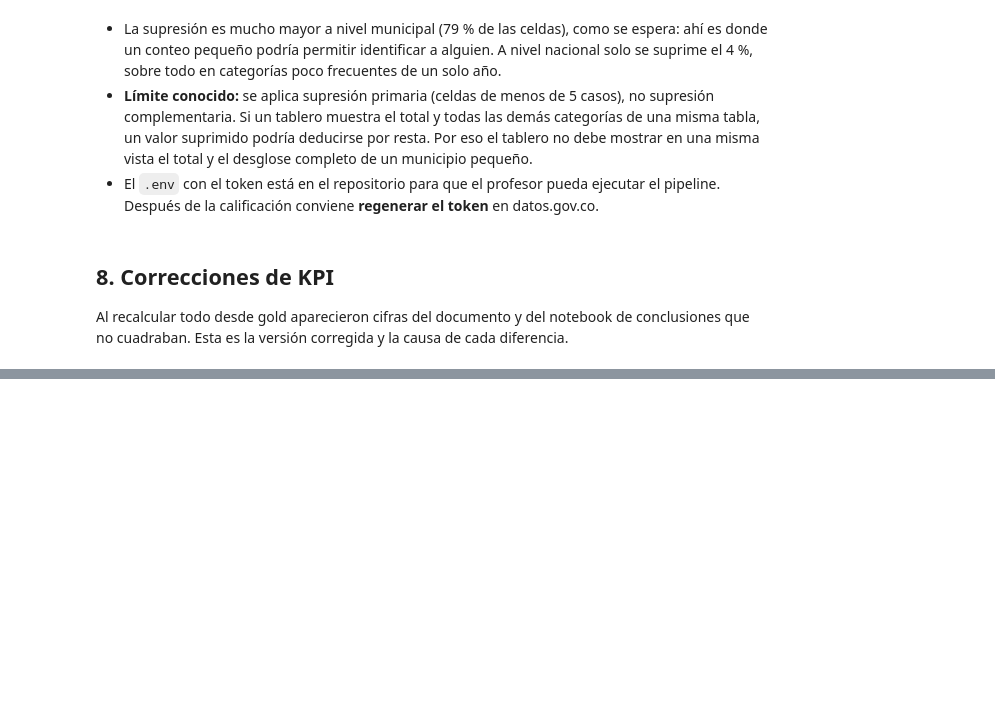
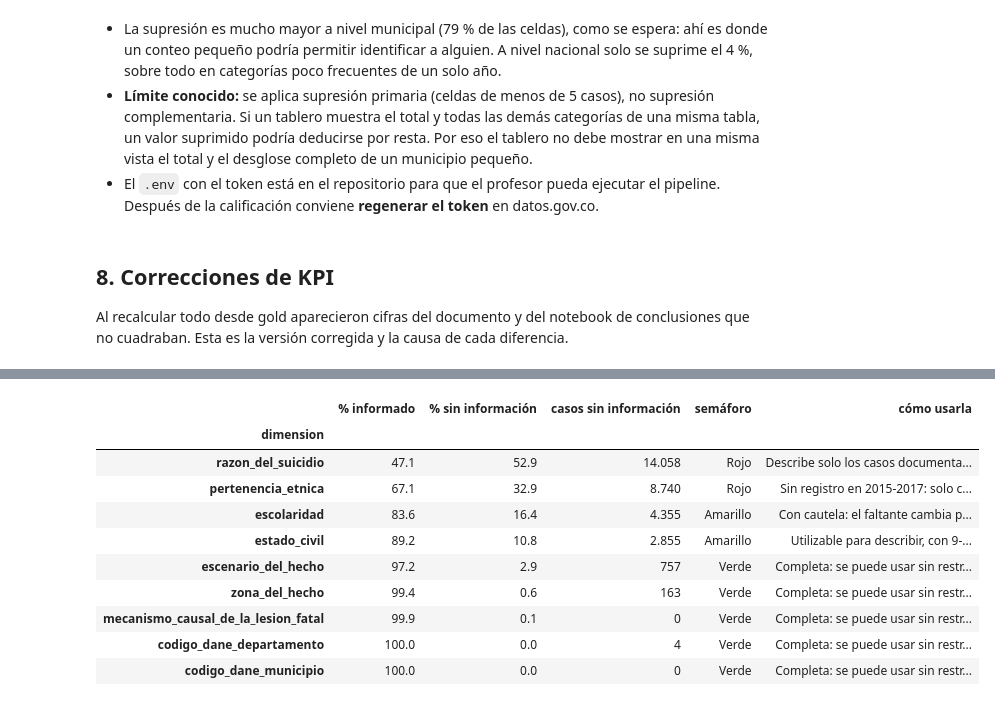
Before and after one commit to danielgomez03/etl-suicidios-colombia, a Jupyter notebook: notebooks/informe.ipynb, the cells around one changed output, grey strips where cells are left out. Cells and saved outputs as stored; diff of their text form; code cells hidden in the pictures; blank space fills up the shorter version.

```diff
--- a/notebooks/informe.ipynb
+++ b/notebooks/informe.ipynb
@@ -782,0 +781,30 @@ Ninguna de las dos debe excluir los años sin casos ni promediarse por caso.
+# %%
+uso = {
+    "razon_del_suicidio": "Describe solo los casos documentados; no estima la distribución real de motivos",
+    "pertenencia_etnica": "Sin registro en 2015-2017: solo comparable desde 2018; sin población por etnia, no hay tasas",
+    "escolaridad": "Con cautela: el faltante cambia por año y 'Preescolar' está sobrerrepresentado",
+    "estado_civil": "Utilizable para describir, con 9-16 % sin dato según el año",
+}
+from src.transform.clean_data import es_sin_info
+
+lim = kpis[kpis["indicador"].eq("KPI3")].set_index("dimension")
+lim = pd.DataFrame({
+    "% informado": lim["valor"],
+    "% sin información": lim["pct_sin_info"],
+    "casos sin información": [fmt(es_sin_info(casos[v]).sum()) if v in casos else "" for v in lim.index],
+    "semáforo": lim["estado"],
+    "cómo usarla": [uso.get(v, "Completa: se puede usar sin restricciones") for v in lim.index],
+}).sort_values("% informado")
+lim.style.format({"% informado": "{:.1f}", "% sin información": "{:.1f}"}).set_properties(**{"text-align": "left"})
+# %% [output]
+|  | % informado | % sin información | casos sin información | semáforo | cómo usarla |
+| dimension |  |  |  |  |  |
+| razon_del_suicidio | 47.1 | 52.9 | 14.058 | Rojo | Describe solo los casos documenta... |
+| pertenencia_etnica | 67.1 | 32.9 | 8.740 | Rojo | Sin registro en 2015-2017: solo c... |
+| escolaridad | 83.6 | 16.4 | 4.355 | Amarillo | Con cautela: el faltante cambia p... |
+| estado_civil | 89.2 | 10.8 | 2.855 | Amarillo | Utilizable para describir, con 9-... |
+| escenario_del_hecho | 97.2 | 2.9 | 757 | Verde | Completa: se puede usar sin restr... |
+| zona_del_hecho | 99.4 | 0.6 | 163 | Verde | Completa: se puede usar sin restr... |
+| mecanismo_causal_de_la_lesion_fatal | 99.9 | 0.1 | 0 | Verde | Completa: se puede usar sin restr... |
+| codigo_dane_departamento | 100.0 | 0.0 | 4 | Verde | Completa: se puede usar sin restr... |
+| codigo_dane_municipio | 100.0 | 0.0 | 0 | Verde | Completa: se puede usar sin restr... |
```
Also changed, not shown: parts of 6 cells of this notebook, 8 other files.
